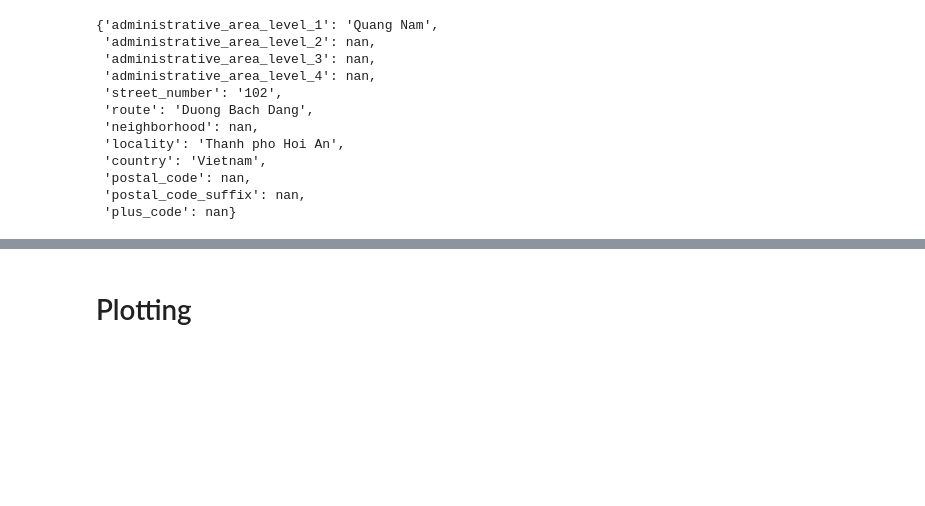
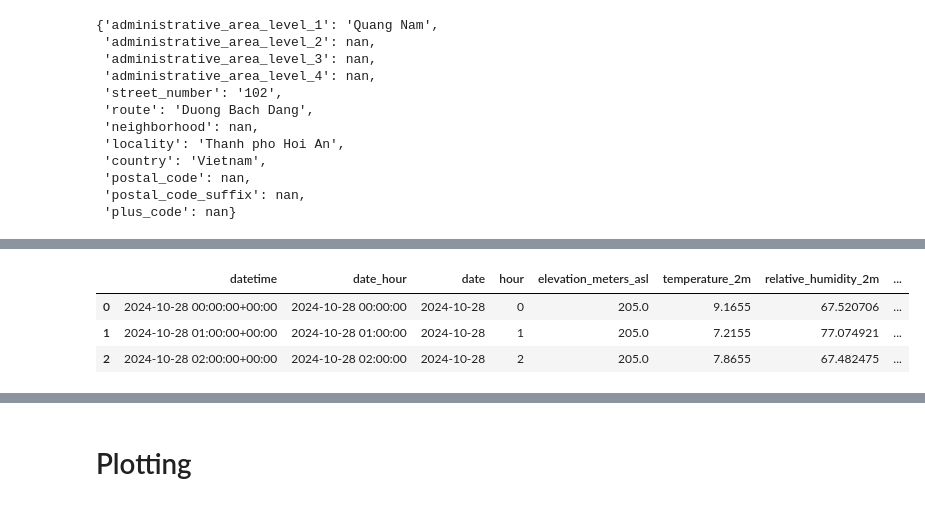
Before and after one commit to johnryanmcnally/tile_tracker_pipeline, a Jupyter notebook: data_handling/tile_data_playground.ipynb, the cells around one changed output, grey strips where cells are left out. Cells and saved outputs as stored; diff of their text form; code cells hidden in the pictures; blank space fills up the shorter version.

```diff
--- a/data_handling/tile_data_playground.ipynb
+++ b/data_handling/tile_data_playground.ipynb
@@ -191,0 +278,58 @@ for key in geocode_results.keys():
+# %%
+# Process hourly data. The order of variables needs to be the same as requested.
+hourly = response.Hourly()
+hourly_temperature_2m = hourly.Variables(0).ValuesAsNumpy()
+hourly_relative_humidity_2m = hourly.Variables(1).ValuesAsNumpy()
+hourly_rain = hourly.Variables(2).ValuesAsNumpy()
+hourly_weather_code = hourly.Variables(3).ValuesAsNumpy()
+hourly_wind_speed_10m = hourly.Variables(4).ValuesAsNumpy()
+hourly_cloud_cover = hourly.Variables(5).ValuesAsNumpy()
+hourly_cloud_cover_low = hourly.Variables(6).ValuesAsNumpy()
+hourly_cloud_cover_high = hourly.Variables(7).ValuesAsNumpy()
+hourly_cloud_cover_mid = hourly.Variables(8).ValuesAsNumpy()
+hourly_is_day = hourly.Variables(9).ValuesAsNumpy()
+hourly_sunshine_duration = hourly.Variables(10).ValuesAsNumpy()
+hourly_precipitation = hourly.Variables(11).ValuesAsNumpy()
+hourly_snowfall = hourly.Variables(12).ValuesAsNumpy()
+hourly_apparent_temperature = hourly.Variables(13).ValuesAsNumpy()
+hourly_pressure_msl = hourly.Variables(14).ValuesAsNumpy()
+hourly_surface_pressure = hourly.Variables(15).ValuesAsNumpy()
+hourly_wind_direction_10m = hourly.Variables(16).ValuesAsNumpy()
+hourly_wind_gusts_10m = hourly.Variables(17).ValuesAsNumpy()
+
+hourly_data = {"datetime": pd.date_range(
+	start = pd.to_datetime(hourly.Time(), unit = "s", utc = True),
+	end = pd.to_datetime(hourly.TimeEnd(), unit = "s", utc = True),
+	freq = pd.Timedelta(seconds = hourly.Interval()),
+	inclusive = "left"
+)}
+hourly_data['date_hour'] = pd.to_datetime(hourly_data['datetime'].date.astype(str) + ' ' +  hourly_data['datetime'].hour.astype(str), format="%Y-%m-%d %H")
+hourly_data['date'] = hourly_data['datetime'].date
+hourly_data['hour'] = hourly_data['datetime'].hour # addition to map to hours
+hourly_data['elevation_meters_asl'] = response.Elevation()
+hourly_data["temperature_2m"] = hourly_temperature_2m
+hourly_data["relative_humidity_2m"] = hourly_relative_humidity_2m
+hourly_data["rain"] = hourly_rain
+hourly_data["weather_code"] = hourly_weather_code
+hourly_data["wind_speed_10m"] = hourly_wind_speed_10m
+hourly_data["cloud_cover"] = hourly_cloud_cover
+hourly_data["cloud_cover_low"] = hourly_cloud_cover_low
+hourly_data["cloud_cover_high"] = hourly_cloud_cover_high
+hourly_data["cloud_cover_mid"] = hourly_cloud_cover_mid
+hourly_data["is_day"] = hourly_is_day
+hourly_data["sunshine_duration"] = hourly_sunshine_duration
+hourly_data["precipitation"] = hourly_precipitation
+hourly_data["snowfall"] = hourly_snowfall
+hourly_data["apparent_temperature"] = hourly_apparent_temperature
+hourly_data["pressure_msl"] = hourly_pressure_msl
+hourly_data["surface_pressure"] = hourly_surface_pressure
+hourly_data["wind_direction_10m"] = hourly_wind_direction_10m
+hourly_data["wind_gusts_10m"] = hourly_wind_gusts_10m
+
+hourly_df = pd.DataFrame(data = hourly_data)
+hourly_df.head(3)
+# %% [output]
+|  | datetime | date_hour | date | hour | elevation_meters_asl | temperature_2m | relative_humidity_2m | ... |
+| 0 | 2024-10-28 00:00:00+00:00 | 2024-10-28 00:00:00 | 2024-10-28 | 0 | 205.0 | 9.1655 | 67.520706 | ... |
+| 1 | 2024-10-28 01:00:00+00:00 | 2024-10-28 01:00:00 | 2024-10-28 | 1 | 205.0 | 7.2155 | 77.074921 | ... |
+| 2 | 2024-10-28 02:00:00+00:00 | 2024-10-28 02:00:00 | 2024-10-28 | 2 | 205.0 | 7.8655 | 67.482475 | ... |
```
Also changed, not shown: parts of 8 cells of this notebook, 6 other files.
